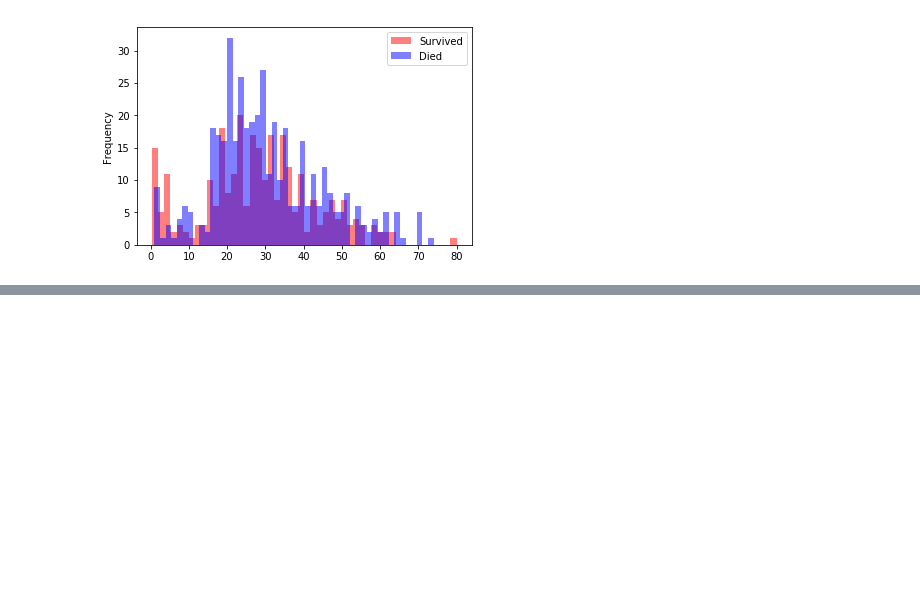
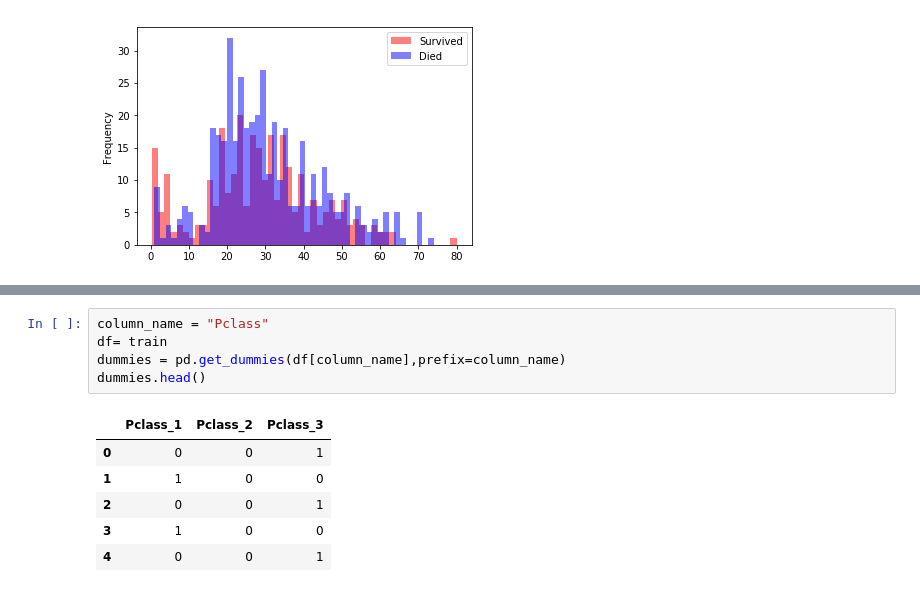
Before and after one commit to leandrosca/Python, a Jupyter notebook: Kaggle_Titanic_Tutorial.ipynb, the cells around one changed output, grey strips where cells are left out. Saved outputs shown, nothing was run; the diff lists cells and outputs as text; blank space fills up the shorter version.

```diff
--- a/Kaggle_Titanic_Tutorial.ipynb
+++ b/Kaggle_Titanic_Tutorial.ipynb
@@ -93,0 +120,12 @@ plt.show()
+# %%
+column_name = "Pclass"
+df= train
+dummies = pd.get_dummies(df[column_name],prefix=column_name)
+dummies.head()
+# %% [output]
+|  | Pclass_1 | Pclass_2 | Pclass_3 |
+| 0 | 0 | 0 | 1 |
+| 1 | 1 | 0 | 0 |
+| 2 | 0 | 0 | 1 |
+| 3 | 1 | 0 | 0 |
+| 4 | 0 | 0 | 1 |
```
Also changed, not shown: parts of 4 cells of this notebook.
